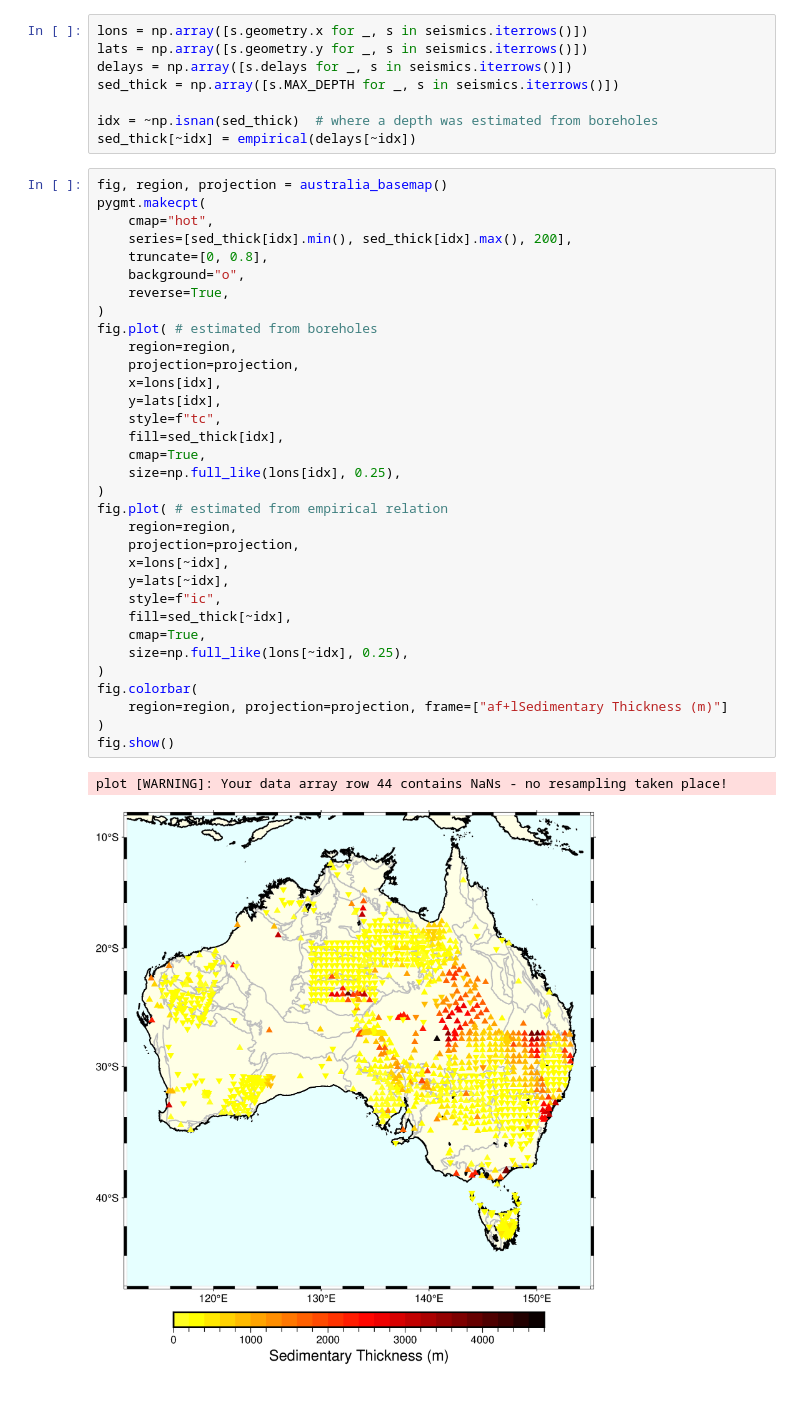
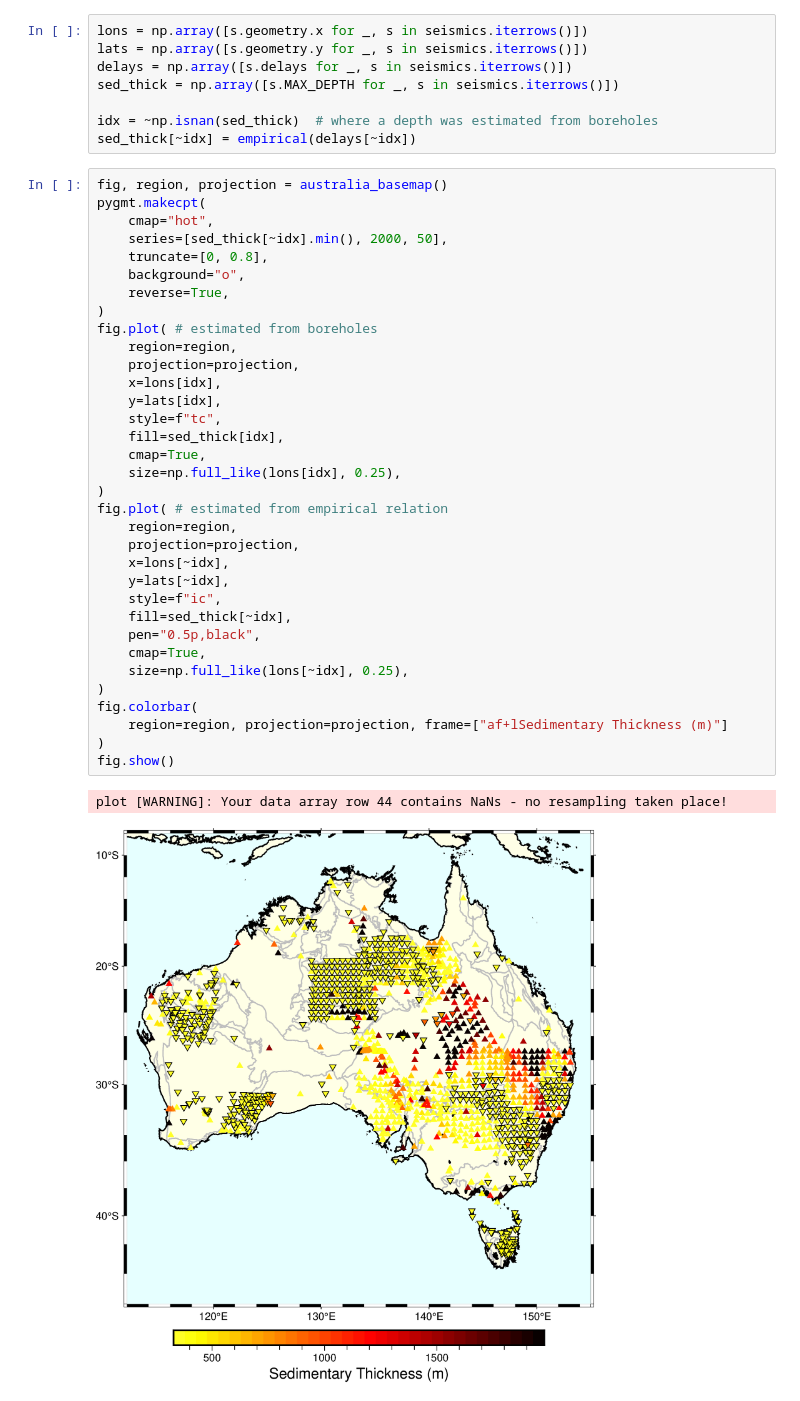
Before and after one commit to auggiemarignier/AusSedThick, a Jupyter notebook: aussedthickrf/05AustralianSedimentaryThickness.ipynb, the cells around one changed output. Drawn from its saved outputs; the diff is of its cells as text.

```diff
--- a/aussedthickrf/05AustralianSedimentaryThickness.ipynb
+++ b/aussedthickrf/05AustralianSedimentaryThickness.ipynb
@@ -44,35 +44,36 @@ sed_thick[~idx] = empirical(delays[~idx])
 fig, region, projection = australia_basemap()
 pygmt.makecpt(
     cmap="hot",
-    series=[sed_thick[idx].min(), sed_thick[idx].max(), 200],
+    series=[sed_thick[~idx].min(), 2000, 50],
     truncate=[0, 0.8],
     background="o",
     reverse=True,
 )
 fig.plot( # estimated from boreholes
     region=region,
     projection=projection,
     x=lons[idx],
     y=lats[idx],
     style=f"tc",
     fill=sed_thick[idx],
     cmap=True,
     size=np.full_like(lons[idx], 0.25),
 )
 fig.plot( # estimated from empirical relation
     region=region,
     projection=projection,
     x=lons[~idx],
     y=lats[~idx],
     style=f"ic",
     fill=sed_thick[~idx],
+    pen="0.5p,black",
     cmap=True,
     size=np.full_like(lons[~idx], 0.25),
 )
 fig.colorbar(
     region=region, projection=projection, frame=["af+lSedimentary Thickness (m)"]
 )
 fig.show()
 # %% [output]
 plot [WARNING]: Your data array row 44 contains NaNs - no resampling taken place!
-[figure, old version]
+[figure, new version]
```
Also changed, not shown: parts of 3 cells of this notebook, 1 other file.
